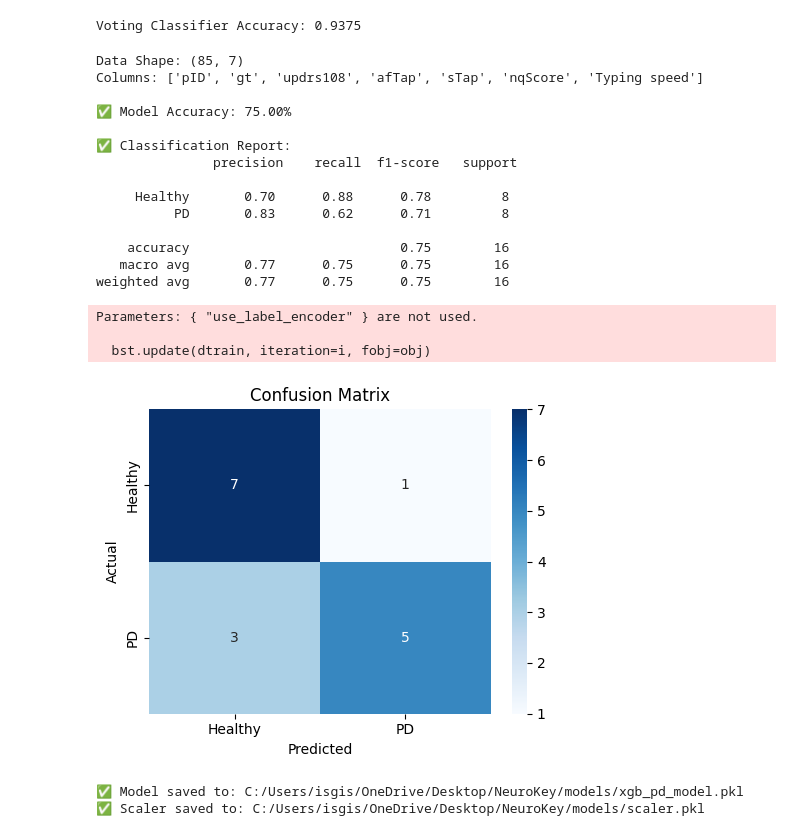
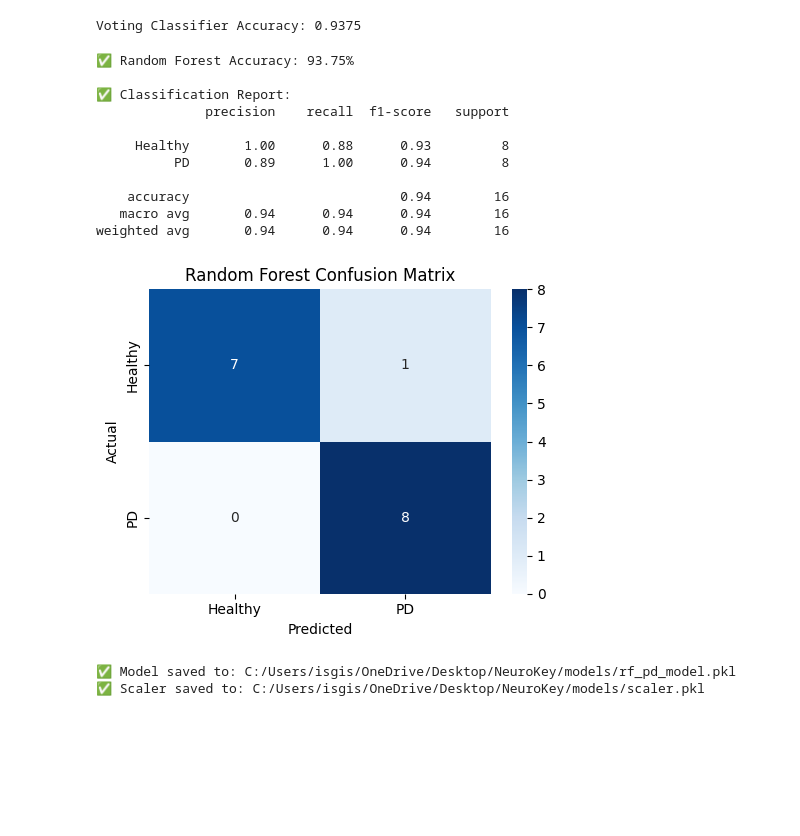
Before and after one commit to SujalIsrani/Bits-Brains, a Jupyter notebook: notebooks/01_neurokey.ipynb, the cells around one changed output. Cells and saved outputs as stored; diff of their text form; code cells hidden in the pictures; blank space fills up the shorter version.

```diff
--- a/notebooks/01_neurokey.ipynb
+++ b/notebooks/01_neurokey.ipynb
@@ -84,31 +84,25 @@ print("Voting Classifier Accuracy:", accuracy_score(y_test, y_pred))
 Voting Classifier Accuracy: 0.9375
 # %%
 # ✅ Step 3: Train Model and Save
-model_save_path = 'C:/Users/isgis/OneDrive/Desktop/NeuroKey/models/xgb_pd_model.pkl'
+model_save_path = 'C:/Users/isgis/OneDrive/Desktop/NeuroKey/models/rf_pd_model.pkl'
 scaler_save_path = 'C:/Users/isgis/OneDrive/Desktop/NeuroKey/models/scaler.pkl'
 
-train_and_evaluate(file_path, model_save_path, scaler_save_path)
+train_and_save_rf(file_path, model_save_path, scaler_save_path)
 # %% [output]
-Data Shape: (85, 7)
-Columns: ['pID', 'gt', 'updrs108', 'afTap', 'sTap', 'nqScore', 'Typing speed']
-
-✅ Model Accuracy: 75.00%
+✅ Random Forest Accuracy: 93.75%
 
 ✅ Classification Report:
-               precision    recall  f1-score   support
+              precision    recall  f1-score   support
 
-     Healthy       0.70      0.88      0.78         8
-          PD       0.83      0.62      0.71         8
+     Healthy       1.00      0.88      0.93         8
+          PD       0.89      1.00      0.94         8
 
-    accuracy                           0.75        16
-   macro avg       0.77      0.75      0.75        16
-weighted avg       0.77      0.75      0.75        16
+    accuracy                           0.94        16
+   macro avg       0.94      0.94      0.94        16
+weighted avg       0.94      0.94      0.94        16
+[figure, new version]
-Parameters: { "use_label_encoder" } are not used.
-
-  bst.update(dtrain, iteration=i, fobj=obj)
+✅ Model saved to: C:/Users/isgis/OneDrive/Desktop/NeuroKey/models/rf_pd_model.pkl
+✅ Scaler saved to: C:/Users/isgis/OneDrive/Desktop/NeuroKey/models/scaler.pkl
-[figure, old version]
-✅ Model saved to: C:/Users/isgis/OneDrive/Desktop/NeuroKey/models/xgb_pd_model.pkl
-✅ Scaler saved to: C:/Users/isgis/OneDrive/Desktop/NeuroKey/models/scaler.pkl
 # %%
 # ✅ Step 4: Load Trained Model
 model = load_model(model_save_path)
```
Also changed, not shown: parts of 7 cells of this notebook, 5 other files.
